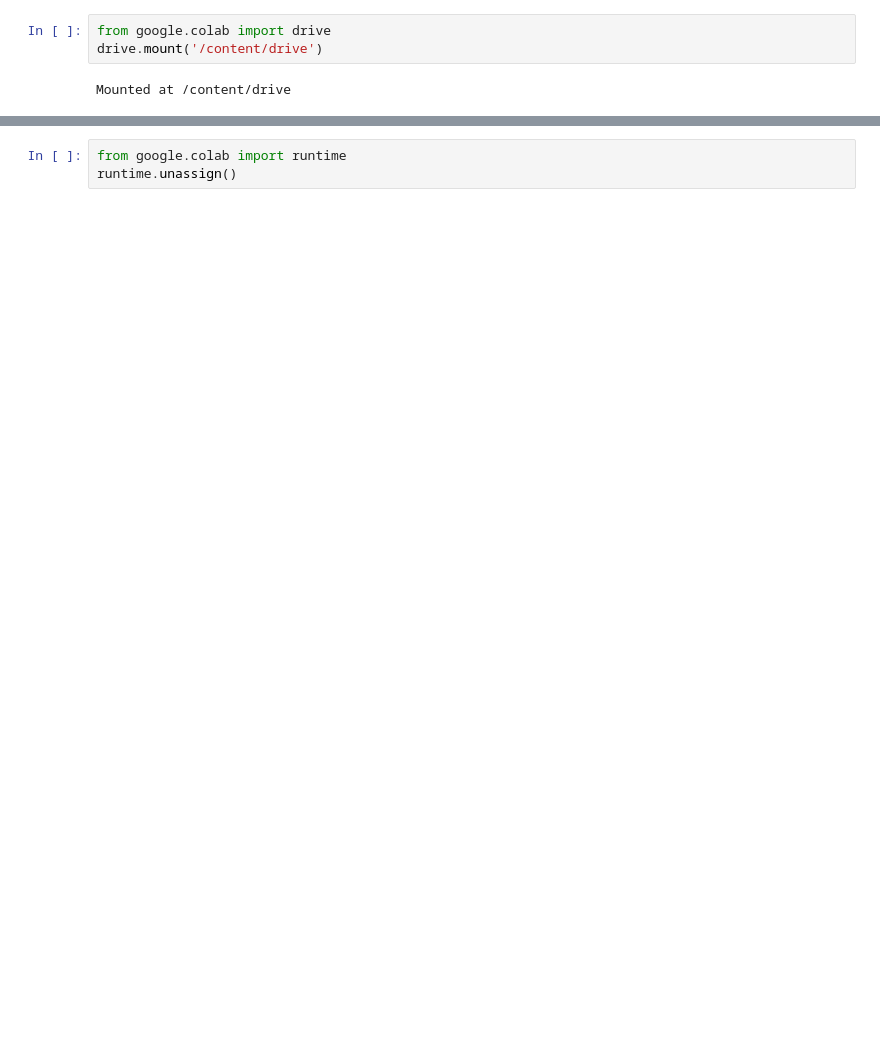
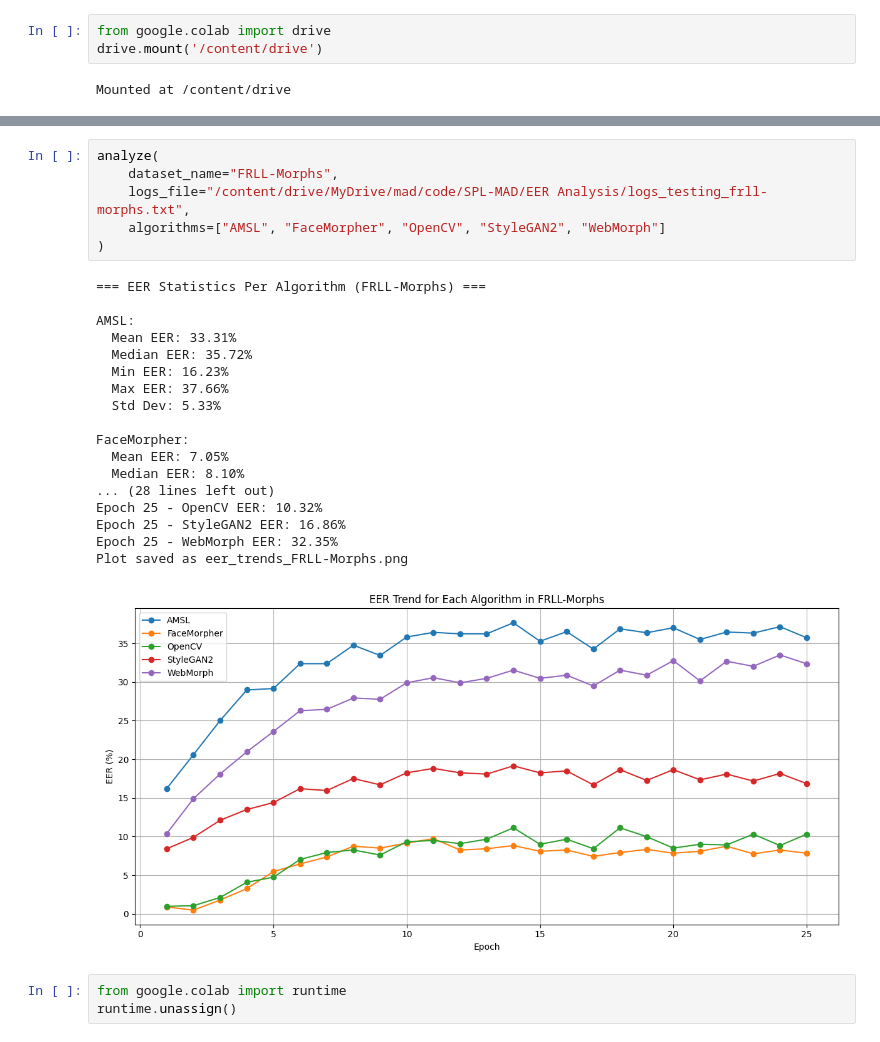
Before and after one commit to pedrojfmorais/MEI-Thesis, a Jupyter notebook: Experiments/1-SPL-MAD/SPL-MAD_ERR-Analysis.ipynb, the cells around one changed output, grey strips where cells are left out. Drawn from its saved outputs; the diff is of its cells as text; blank space fills up the shorter version.

```diff
--- a/Experiments/1-SPL-MAD/SPL-MAD_ERR-Analysis.ipynb
+++ b/Experiments/1-SPL-MAD/SPL-MAD_ERR-Analysis.ipynb
@@ -57,3 +59,28 @@ Plot saved as eer_trends_FRLL-Morphs.png
+# %%
+analyze(
+    dataset_name="FRLL-Morphs",
+    logs_file="/content/drive/MyDrive/mad/code/SPL-MAD/EER Analysis/logs_testing_frll-morphs.txt",
+    algorithms=["AMSL", "FaceMorpher", "OpenCV", "StyleGAN2", "WebMorph"]
+)
+# %% [output]
+=== EER Statistics Per Algorithm (FRLL-Morphs) ===
+
+AMSL:
+  Mean EER: 33.31%
+  Median EER: 35.72%
+  Min EER: 16.23%
+  Max EER: 37.66%
+  Std Dev: 5.33%
+
+FaceMorpher:
+  Mean EER: 7.05%
+  Median EER: 8.10%
+... (28 lines left out)
+Epoch 25 - OpenCV EER: 10.32%
+Epoch 25 - StyleGAN2 EER: 16.86%
+Epoch 25 - WebMorph EER: 32.35%
+Plot saved as eer_trends_FRLL-Morphs.png
+[figure, added]
 # %%
 from google.colab import runtime
 runtime.unassign()
```
Also changed, not shown: parts of 4 cells of this notebook.
